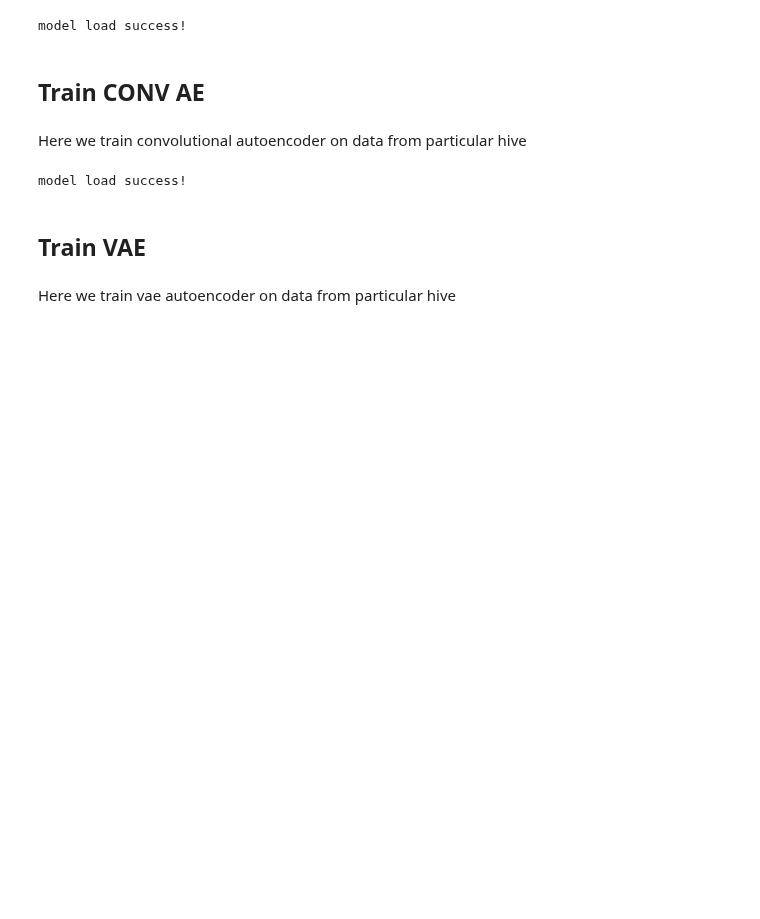
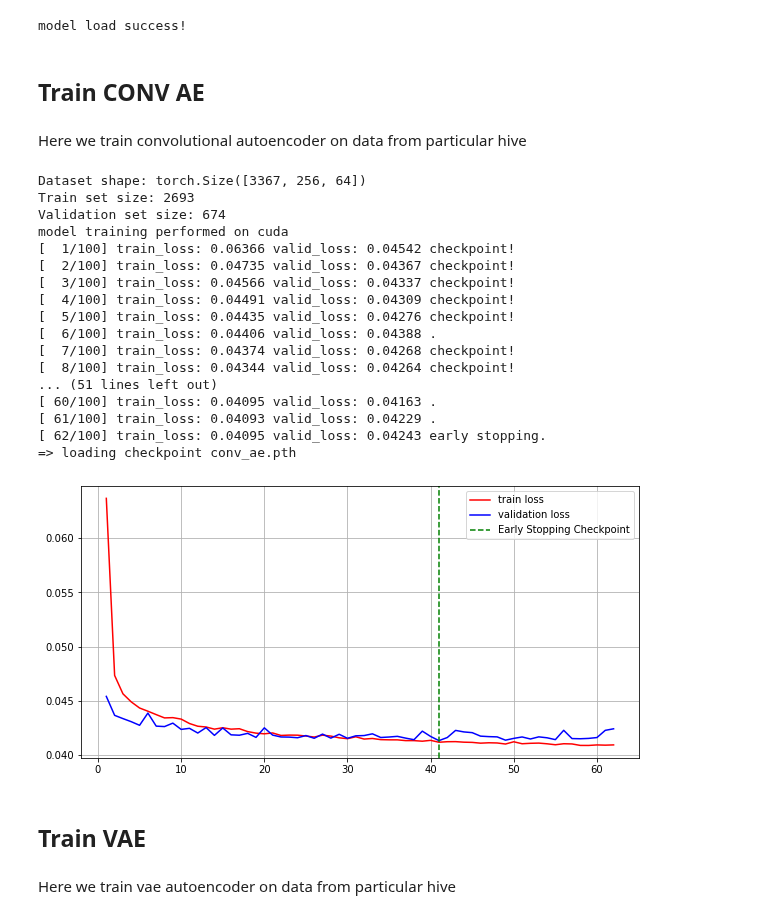
Before and after one commit to tymons/buzz-models, a Jupyter notebook: notebooks/autoencoder.ipynb, the cells around one changed output. Drawn from its saved outputs; the diff is of its cells as text; code cells hidden in the pictures; blank space fills up the shorter version.

```diff
--- a/notebooks/autoencoder.ipynb
+++ b/notebooks/autoencoder.ipynb
@@ -209,31 +239,48 @@ Here we train convolutional autoencoder on data from particular hive
 # %%
 from torch.utils import data as tdata
 from utils.data_utils import prepare_dataset2d
 from utils.autoencoder_utils import ConvAutoencoder, train_model
 
-TRAIN_MODEL = False
+TRAIN_MODEL = True
 PATH = 'conv_ae.pth'
 
 modelConvAE = ConvAutoencoder().to(device)
 
 if TRAIN_MODEL:
     train_set, val_set = prepare_dataset2d(sounds_hive_data['spectrogram'], train_ratio=0.8)
 
     dataloader_train = tdata.DataLoader(train_set, batch_size=6, shuffle=True)
     dataloader_val = tdata.DataLoader(val_set, batch_size=6, shuffle=True)
 
     modelConvAE = train_model(modelConvAE,
                                learning_rate=1e-3, weight_decay=1e-6, num_epochs=100, patience=20,
                                dataloader_train=dataloader_train, dataloader_val=dataloader_val,
                                checkpoint_name=PATH)
 else:
     if os.path.isfile(PATH) and os.access(PATH, os.R_OK):
         modelConvAE.load_state_dict(torch.load(PATH))
         print('model load success!')
     else:
         print(f'ERROR! There is no such file: {PATH}')
 # %% [output]
-model load success!
+Dataset shape: torch.Size([3367, 256, 64])
+Train set size: 2693
+Validation set size: 674
+model training performed on cuda
+[  1/100] train_loss: 0.06366 valid_loss: 0.04542 checkpoint!
+[  2/100] train_loss: 0.04735 valid_loss: 0.04367 checkpoint!
+[  3/100] train_loss: 0.04566 valid_loss: 0.04337 checkpoint!
+[  4/100] train_loss: 0.04491 valid_loss: 0.04309 checkpoint!
+[  5/100] train_loss: 0.04435 valid_loss: 0.04276 checkpoint!
+[  6/100] train_loss: 0.04406 valid_loss: 0.04388 .
+[  7/100] train_loss: 0.04374 valid_loss: 0.04268 checkpoint!
+[  8/100] train_loss: 0.04344 valid_loss: 0.04264 checkpoint!
+... (51 lines left out)
+[ 60/100] train_loss: 0.04095 valid_loss: 0.04163 .
+[ 61/100] train_loss: 0.04093 valid_loss: 0.04229 .
+[ 62/100] train_loss: 0.04095 valid_loss: 0.04243 early stopping.
+=> loading checkpoint conv_ae.pth
+[figure, added]
 # %% [markdown]
 ## Train VAE
 # %% [markdown]
```
Also changed, not shown: parts of 13 cells of this notebook, 3 other files.
